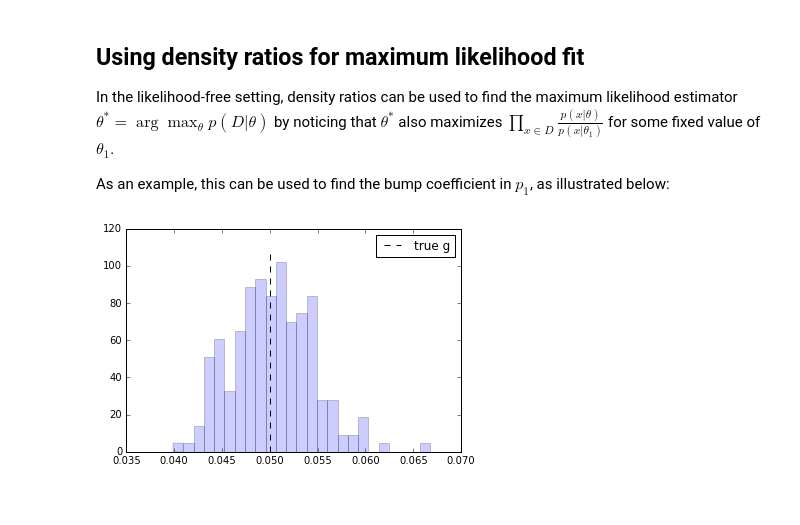
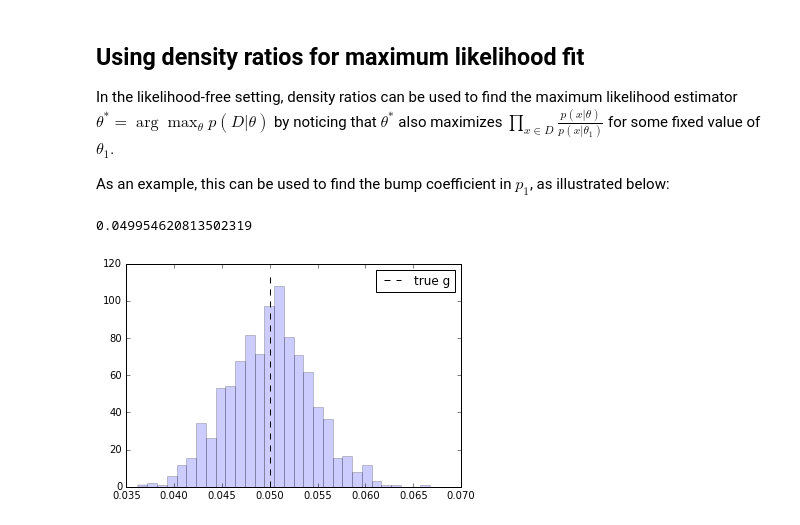
Before and after one commit to diana-hep/carl, a Jupyter notebook: examples/Approximating likelihood ratios with calibrated classifiers.ipynb, the cells around one changed output. Cells and saved outputs as stored; diff of their text form; code cells hidden in the pictures.

Commit message:
Regenerate MLE histogram over 1000 trials

```diff
--- a/examples/Approximating likelihood ratios with calibrated classifiers.ipynb
+++ b/examples/Approximating likelihood ratios with calibrated classifiers.ipynb
@@ -106,7 +106,7 @@ As an example, this can be used to find the bump coefficient in $p_1$, as illust
 from sklearn.utils import check_random_state
 from scipy.optimize import minimize
 
-n_trials = 200
+n_trials = 1000
 mles = []
 
 for i in range(n_trials):
@@ -137,10 +137,14 @@ for i in range(n_trials):
                                     {'type':'ineq', 'fun': lambda x: 1. - x[0]},])
 
     mles.append(results.x[0])
+# %%
+np.mean(mles)
+# %% [output]
+0.049954620813502319
 # %%
-h = plt.hist(mles, bins=25, normed=1, alpha=0.2)
+h = plt.hist(mles, bins=30, normed=1, alpha=0.2)
 plt.vlines(bump_coefficient, 0, h[0].max()+5, linestyles="dashed", label="true g")
 plt.legend()
 plt.show()
 # %% [output]
-[figure, old version]
+[figure, new version]
```
